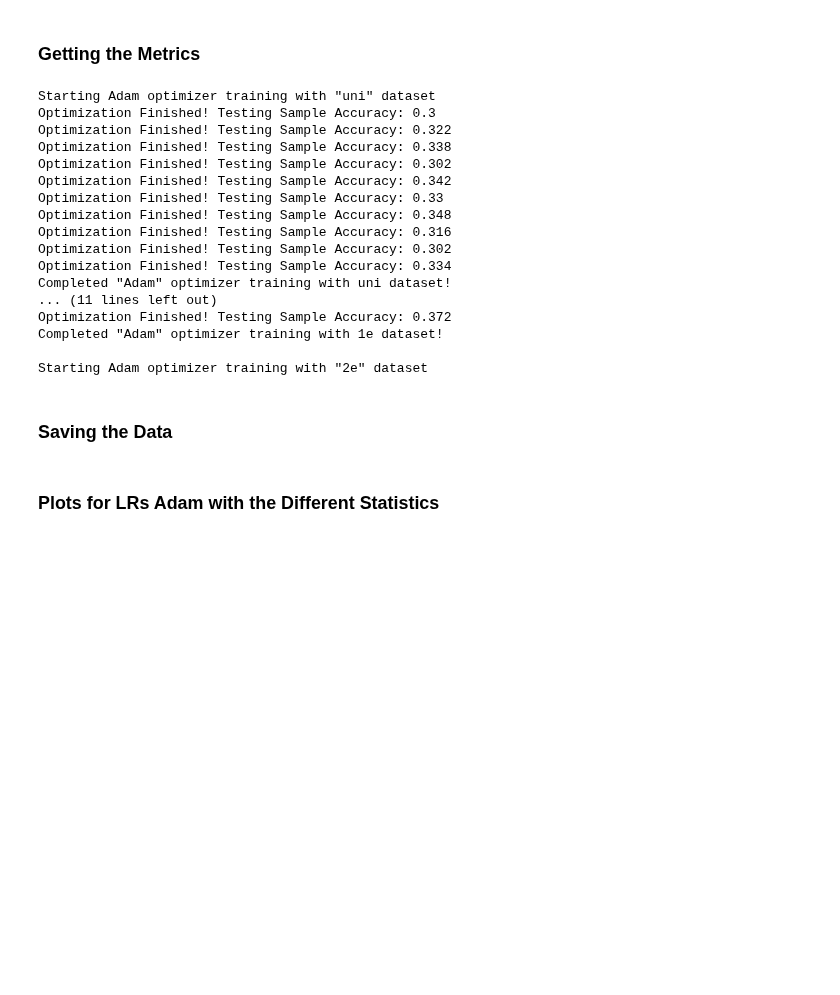
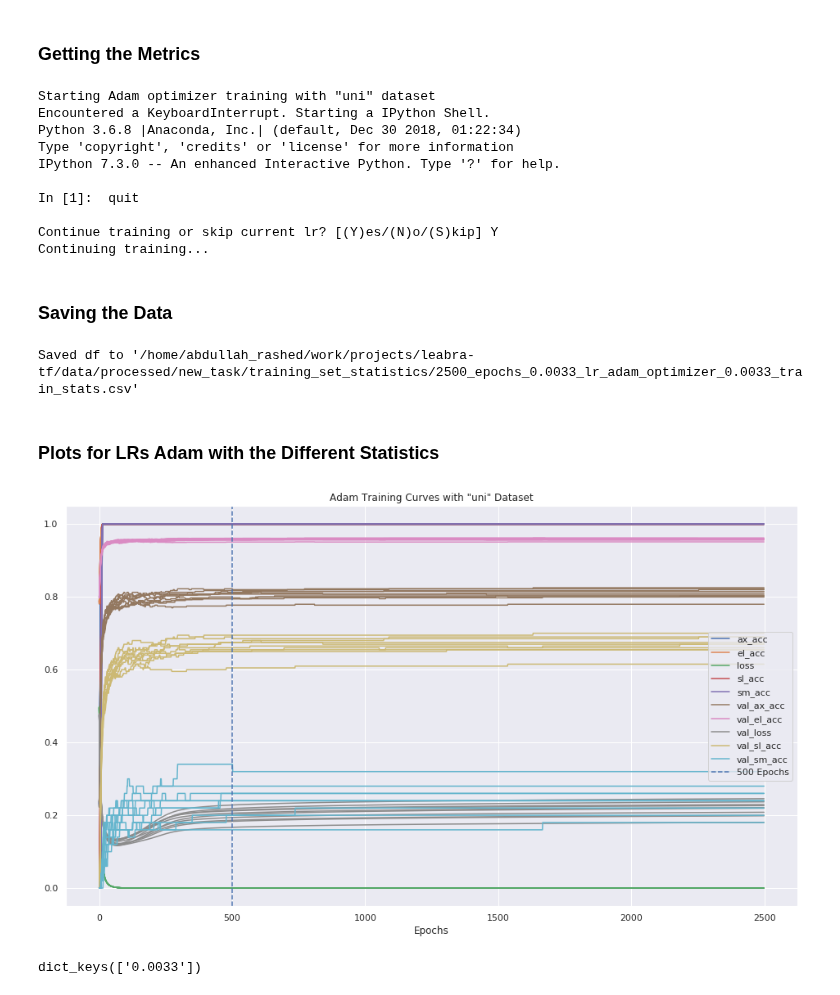
Before and after one commit to apra93/leabra-tf, a Jupyter notebook: docs/source/notebooks/0.5.1-Adam-With-Non-Uniform-Task-Statistics.ipynb, the cells around one changed output. Saved outputs shown, nothing was run; the diff lists cells and outputs as text; code cells hidden in the pictures; blank space fills up the shorter version.

```diff
--- a/docs/source/notebooks/0.5.1-Adam-With-Non-Uniform-Task-Statistics.ipynb
+++ b/docs/source/notebooks/0.5.1-Adam-With-Non-Uniform-Task-Statistics.ipynb
@@ -572,7 +572,7 @@ def exp_stats(stats=stat_names, epochs=EPOCHS, train):
         if exit:
             break
         print('Completed "Adam" optimizer training with "{0}" dataset!\n'.format(stat))
-        metrics_dict[str(lr)] = pd.DataFrame(metrics)
+        metrics_dict[stat] = pd.DataFrame(metrics)
     return metrics_dict
 # %% [markdown]
 ### Save Data Routine
@@ -631,25 +631,18 @@ def save_data(metrics, n_models=None, lr=ALPHA, n_train=N_TRAIN, n_epochs=None,
 ### Getting the Metrics
 # %%
 %%time
-adam_stats_metrics = exp_stats(epochs=EPOCHS)
+adam_stats_metrics = exp_stats(epochs=5*EPOCHS)
 # %% [output]
 Starting Adam optimizer training with "uni" dataset
-Optimization Finished! Testing Sample Accuracy: 0.3
-Optimization Finished! Testing Sample Accuracy: 0.322
-Optimization Finished! Testing Sample Accuracy: 0.338
-Optimization Finished! Testing Sample Accuracy: 0.302
-Optimization Finished! Testing Sample Accuracy: 0.342
-Optimization Finished! Testing Sample Accuracy: 0.33
-Optimization Finished! Testing Sample Accuracy: 0.348
-Optimization Finished! Testing Sample Accuracy: 0.316
-Optimization Finished! Testing Sample Accuracy: 0.302
-Optimization Finished! Testing Sample Accuracy: 0.334
-Completed "Adam" optimizer training with uni dataset!
-... (11 lines left out)
-Optimization Finished! Testing Sample Accuracy: 0.372
-Completed "Adam" optimizer training with 1e dataset!
+Encountered a KeyboardInterrupt. Starting a IPython Shell.
+Python 3.6.8 |Anaconda, Inc.| (default, Dec 30 2018, 01:22:34)
+Type 'copyright', 'credits' or 'license' for more information
+IPython 7.3.0 -- An enhanced Interactive Python. Type '?' for help.
 
-Starting Adam optimizer training with "2e" dataset
+In [1]:  quit
+
+Continue training or skip current lr? [(Y)es/(N)o/(S)kip] Y
+Continuing training...
 # %% [markdown]
 ### Saving the Data
 # %%
@@ -659,11 +652,19 @@ if not train_stat_dir.exists():
 # %%
 for stat_name, stat_data in adam_stats_metrics.items():
     save_data(stat_data, optimizer='Adam', lr=0.0033, train_stats=stat_name,
-              exp_dir=train_stat_dir, dryrun=True)
+              exp_dir=train_stat_dir, dryrun=False)
+# %% [output]
+Saved df to '/home/abdullah_rashed/work/projects/leabra-tf/data/processed/new_task/training_set_statistics/2500_epochs_0.0033_lr_adam_optimizer_0.0033_train_stats.csv'
 # %% [markdown]
 ### Plots for LRs Adam with the Different Statistics
 # %%
-for stat in stat_names:
-    plt_metrics.plot_df_metrics(adam_stats_metrics[stat],
+# for stat in stat_names:
+    plt_metrics.plot_df_metrics(adam_stats_metrics[str(lr)],
                                 title='Adam Training Curves with "{0}" Dataset'.format(stat))
     plt.show()
+# %% [output]
+[figure, added]
+# %%
+adam_stats_metrics.keys()
+# %% [output]
+dict_keys(['0.0033'])
```
Also changed, not shown: parts of 1 cell of this notebook.
